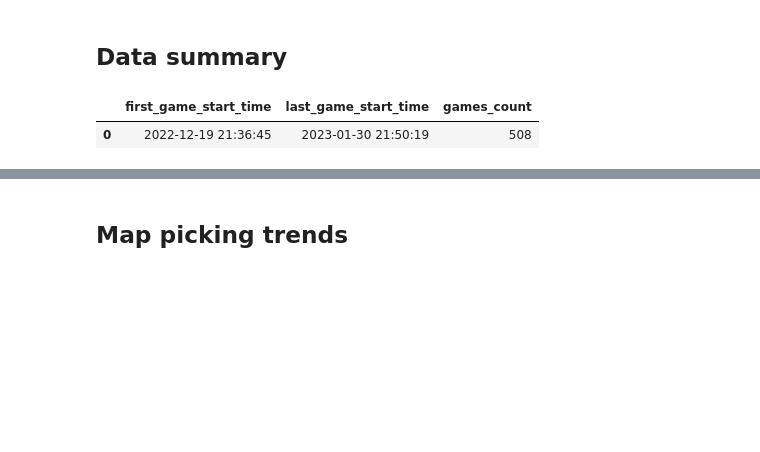
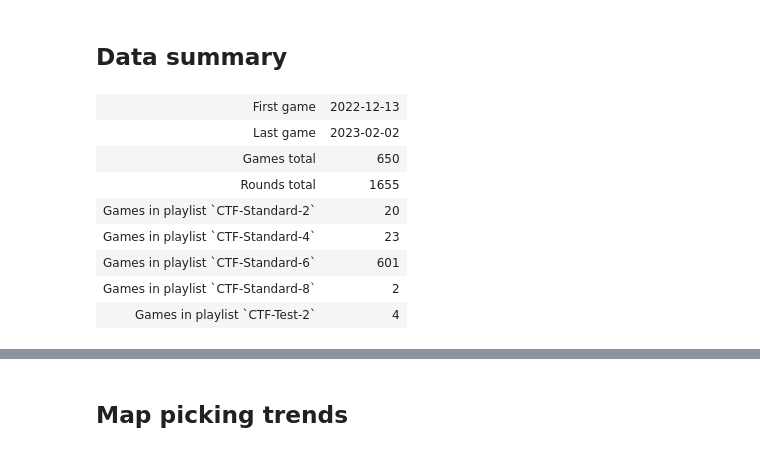
Before and after one commit to s2vndl/s2_1st_tournament_stats, a Jupyter notebook: stats_maps_trends.ipynb, the cells around one changed output, grey strips where cells are left out. Drawn from its saved outputs; the diff is of its cells as text; code cells hidden in the pictures; blank space fills up the shorter version.

```diff
--- a/stats_maps_trends.ipynb
+++ b/stats_maps_trends.ipynb
@@ -1,7 +1,9 @@
 # %% [markdown]
 # Map picking trends
 # %%
-from s2_analytics.filters import PLAYLIST_CTF
+import sqlite3
+
+from s2_analytics.test_summary_collector import SummaryCollector
 import os
 
 import pandas as pd
@@ -10,8 +12,13 @@ from IPython.core.display import Markdown
 from pandas import DataFrame
 
 from s2_analytics.collector.sqlite_collector import SqliteCollector
+from s2_analytics.filters import PLAYLIST_CTF
 from s2_analytics.importer import import_games
+from s2_analytics.rolling_average import RollingAveragePeriod
 
+
+AVG_PERIOD_LONG = RollingAveragePeriod(14, 3, 0.75)
+AVG_PERIOD_SHORT = RollingAveragePeriod(7, 3, 0.75)
 
 def dump_csv(df: DataFrame, id: str):
     csv_path = f"data/{id}.csv"
@@ -20,9 +27,11 @@ def dump_csv(df: DataFrame, id: str):
     display(Markdown(f"Chart data: [csv]({csv_path})"))
 
 
-sqlite_collector = SqliteCollector("file::memory:").init()
-import_games("logs_ranked/", period_days=43,
-             processors=[sqlite_collector], game_filters=[PLAYLIST_CTF])
+conn = sqlite3.connect("file::memory:")
+sqlite_collector = SqliteCollector(sqlite_conn=conn).init()
+summary_collector = SummaryCollector(conn, sqlite_collector)
+import_games("logs_ranked/", period_days=AVG_PERIOD_LONG.days_of_data_needed,
+             processors=[sqlite_collector, summary_collector], game_filters=[PLAYLIST_CTF])
 con = sqlite_collector.connection
 cur = con.cursor()
 cur.execute("""
@@ -37,21 +46,25 @@ create table map_picks_by_date as
          left outer join round r on r.date = comb.date and r.mapName = comb.mapName
     group by comb.date, comb.mapName
 """)
+
 pass
 # %% [markdown]
 ## Data summary
 # %%
-query = """
-select
-    datetime(min(id)/1000, 'unixepoch') first_game_start_time,
-    datetime(max(id)/1000, 'unixepoch') last_game_start_time,
-    count(1) games_count
-from game
-"""
-pd.read_sql_query(query, con)
+import tabulate
+
+table = summary_collector.get_summary().to_table()
+tabulate.tabulate(table, tablefmt='html')
 # %% [output]
-|  | first_game_start_time | last_game_start_time | games_count |
-| 0 | 2022-12-19 21:36:45 | 2023-01-30 21:50:19 | 508 |
+| First game | 2022-12-13 |
+| Last game | 2023-02-02 |
+| Games total | 650 |
+| Rounds total | 1655 |
+| Games in playlist `CTF-Standard-2` | 20 |
+| Games in playlist `CTF-Standard-4` | 23 |
+| Games in playlist `CTF-Standard-6` | 601 |
+| Games in playlist `CTF-Standard-8` | 2 |
+| Games in playlist `CTF-Test-2` | 4 |
 # %%
 query = """
 select
```
Also changed, not shown: parts of 4 cells of this notebook, 2 other files.
